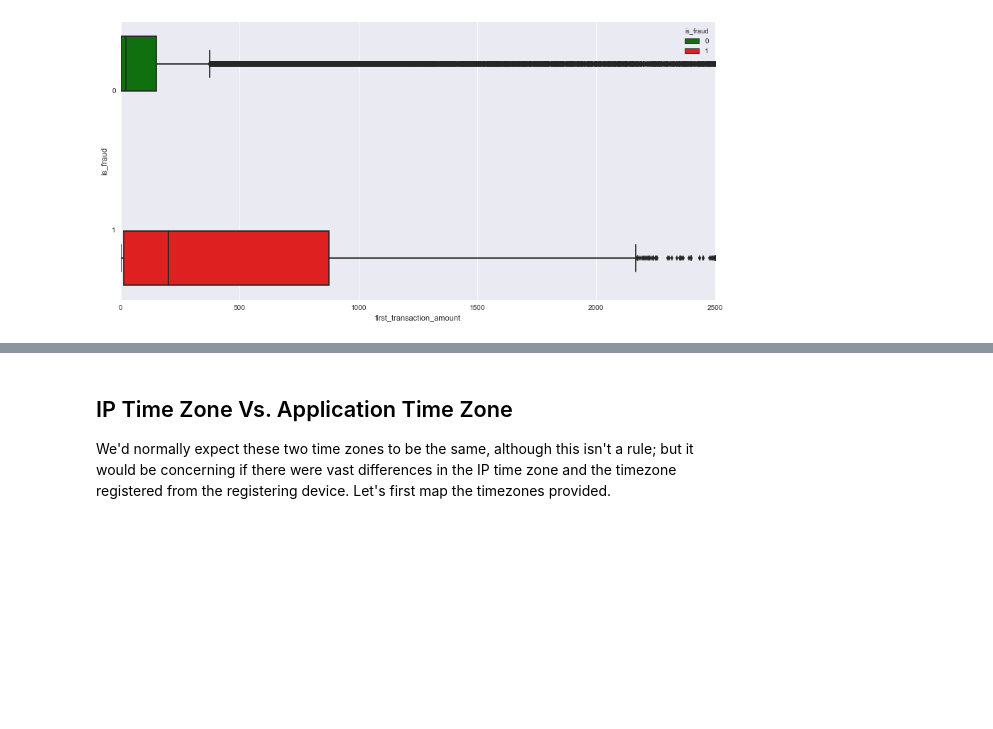
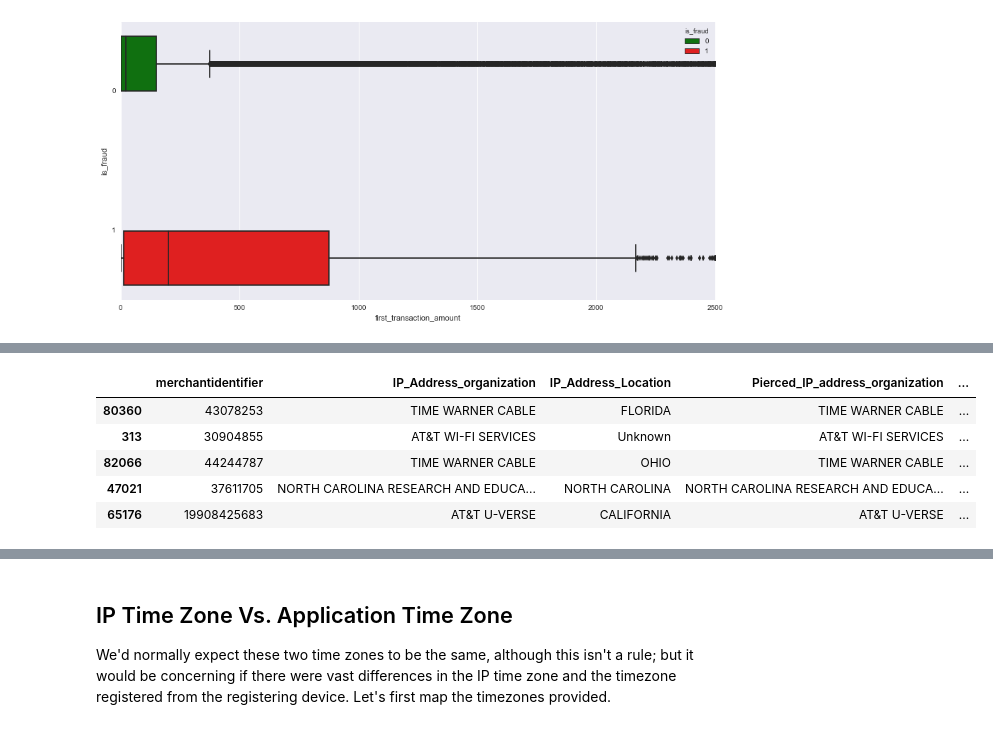
Before and after one commit to ashirwad08/fraud_detection_ex, a Jupyter notebook: notebooks/Data_Explore.ipynb, the cells around one changed output, grey strips where cells are left out. Cells and saved outputs as stored; diff of their text form; code cells hidden in the pictures; blank space fills up the shorter version.

```diff
--- a/notebooks/Data_Explore.ipynb
+++ b/notebooks/Data_Explore.ipynb
@@ -72,0 +168,9 @@ p.set(xlim=(0,2500))
+# %%
+dat.sample(5)
+# %% [output]
+|  | merchantidentifier | IP_Address_organization | IP_Address_Location | Pierced_IP_address_organization | ... |
+| 80360 | 43078253 | TIME WARNER CABLE | FLORIDA | TIME WARNER CABLE | ... |
+| 313 | 30904855 | AT&T WI-FI SERVICES | Unknown | AT&T WI-FI SERVICES | ... |
+| 82066 | 44244787 | TIME WARNER CABLE | OHIO | TIME WARNER CABLE | ... |
+| 47021 | 37611705 | NORTH CAROLINA RESEARCH AND EDUCA... | NORTH CAROLINA | NORTH CAROLINA RESEARCH AND EDUCA... | ... |
+| 65176 | 19908425683 | AT&T U-VERSE | CALIFORNIA | AT&T U-VERSE | ... |
```
Also changed, not shown: parts of 24 cells of this notebook, 1 other file.
